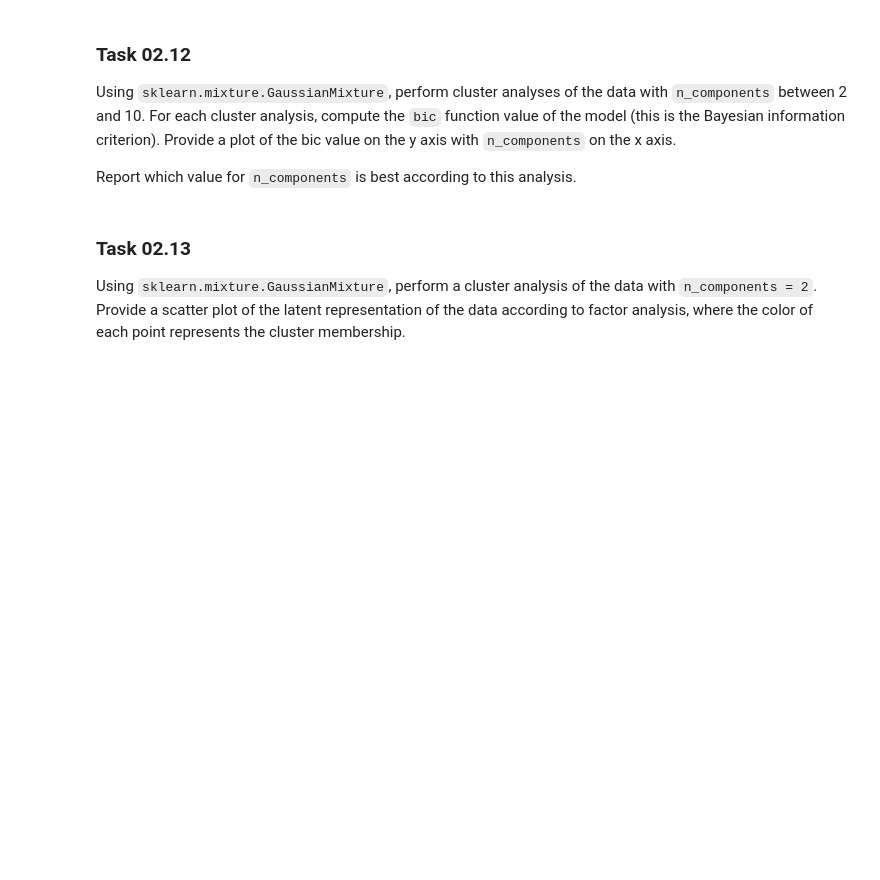
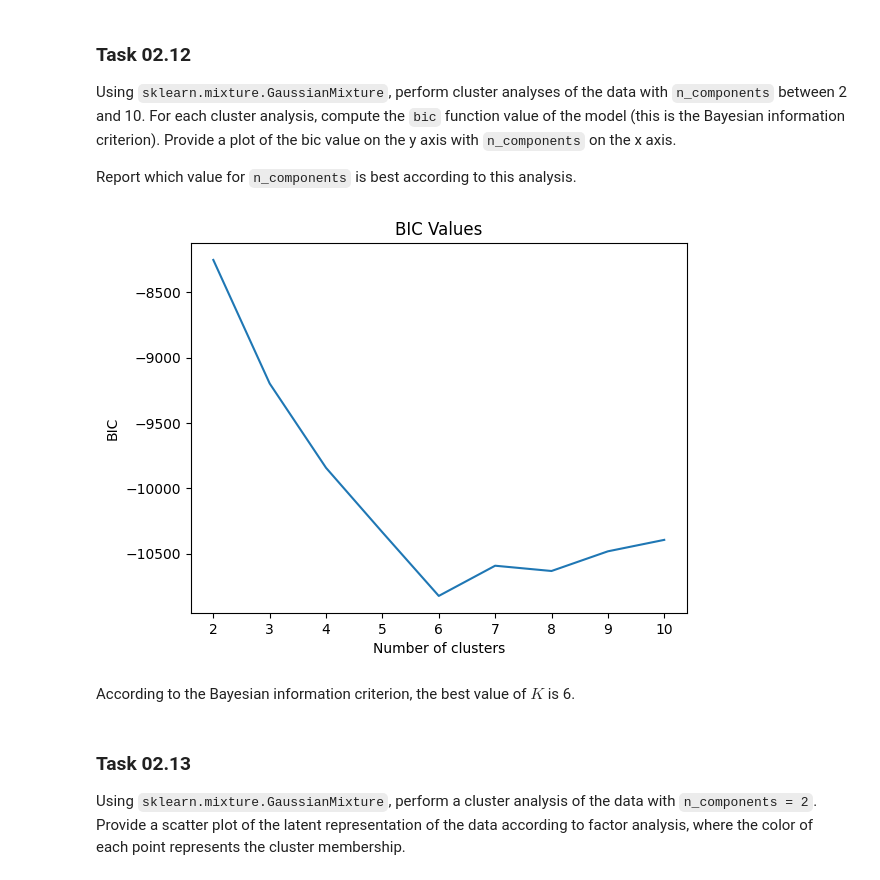
Before and after one commit to bhunecke/data-mining, a Jupyter notebook: sheet02/sheet02.ipynb, the cells around one changed output. Saved outputs shown, nothing was run; the diff lists cells and outputs as text; code cells hidden in the pictures; blank space fills up the shorter version.

```diff
--- a/sheet02/sheet02.ipynb
+++ b/sheet02/sheet02.ipynb
@@ -326,5 +323,25 @@ raise NotImplementedError()
+# %%
+# YOUR CODE HERE
+from sklearn.mixture import GaussianMixture
+
+bic_values = []
+
+for n in range(2, 11):
+    gaussian = GaussianMixture(n_components=n)
+    gaussian.fit_predict(X)
+    bic_values.append(gaussian.bic(X))
+
+plt.title("BIC Values")
+plt.xlabel("Number of clusters")
+plt.ylabel("BIC")
+plt.plot([i for i in range(2,11)], bic_values)
+plt.show()
+# %% [output]
+[figure, added]
 # %%
 # this cell is here for test purposes. please ignore it.
+# %% [markdown]
+According to the Bayesian information criterion, the best value of $K$ is 6.
 # %% [markdown]
 ### Task 02.13
 
```
Also changed, not shown: parts of 1 cell of this notebook.
